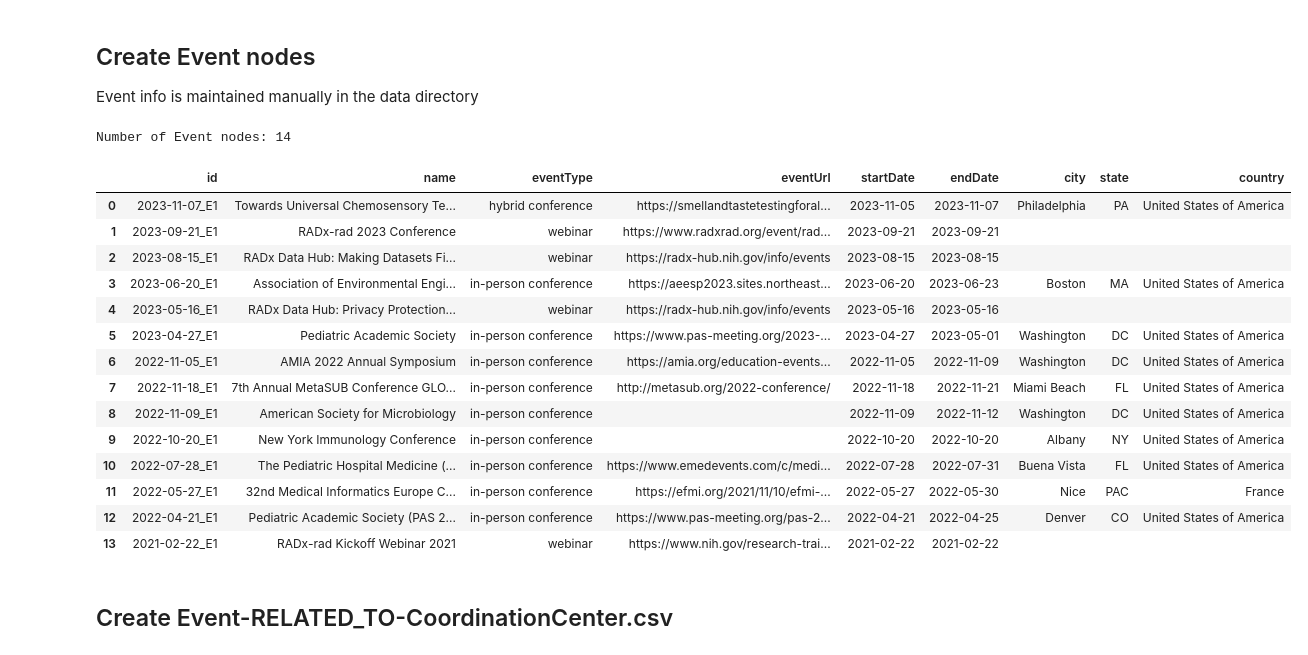
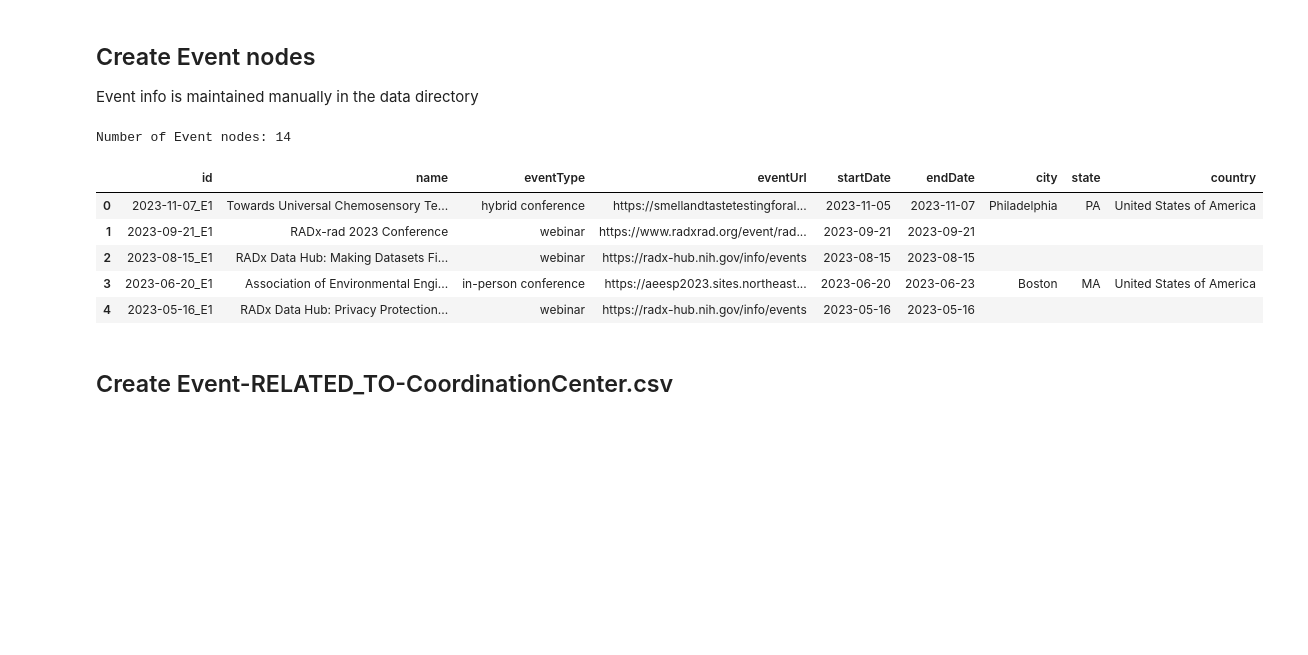
Before and after one commit to radxrad/radx-kg, a Jupyter notebook: notebooks/8_get_event_info.ipynb, the cells around one changed output. Saved outputs shown, nothing was run; the diff lists cells and outputs as text; code cells hidden in the pictures; blank space fills up the shorter version.

```diff
--- a/notebooks/8_get_event_info.ipynb
+++ b/notebooks/8_get_event_info.ipynb
@@ -188,27 +133,18 @@ Event info is maintained manually in the data directory
 # %%
 doc_id = "1ZPvaKqHYIusiIROpjImlXLC2tqZFnkwb"
 grid_id = "77214925"
 events = pd.read_csv(f"https://docs.google.com/spreadsheets/d/{doc_id}/export?format=csv&gid={grid_id}", usecols=["id", "name", "eventType", "eventUrl", "startDate", "endDate", "city", "state", "country"], dtype=str, keep_default_na=False)
 events.to_csv(os.path.join(KG_PATH, "nodes", "Event.csv"), index=False)
 print(f"Number of Event nodes: {events.shape[0]}")
-events
+events.head()
 # %% [output]
 Number of Event nodes: 14
 |  | id | name | eventType | eventUrl | startDate | endDate | city | state | country |
 | 0 | 2023-11-07_E1 | Towards Universal Chemosensory Te... | hybrid conference | https://smellandtastetestingforal... | 2023-11-05 | 2023-11-07 | Philadelphia | PA | United States of America |
 | 1 | 2023-09-21_E1 | RADx-rad 2023 Conference | webinar | https://www.radxrad.org/event/rad... | 2023-09-21 | 2023-09-21 |  |  |  |
 | 2 | 2023-08-15_E1 | RADx Data Hub: Making Datasets Fi... | webinar | https://radx-hub.nih.gov/info/events | 2023-08-15 | 2023-08-15 |  |  |  |
 | 3 | 2023-06-20_E1 | Association of Environmental Engi... | in-person conference | https://aeesp2023.sites.northeast... | 2023-06-20 | 2023-06-23 | Boston | MA | United States of America |
 | 4 | 2023-05-16_E1 | RADx Data Hub: Privacy Protection... | webinar | https://radx-hub.nih.gov/info/events | 2023-05-16 | 2023-05-16 |  |  |  |
-| 5 | 2023-04-27_E1 | Pediatric Academic Society | in-person conference | https://www.pas-meeting.org/2023-... | 2023-04-27 | 2023-05-01 | Washington | DC | United States of America |
-| 6 | 2022-11-05_E1 | AMIA 2022 Annual Symposium | in-person conference | https://amia.org/education-events... | 2022-11-05 | 2022-11-09 | Washington | DC | United States of America |
-| 7 | 2022-11-18_E1 | 7th Annual MetaSUB Conference GLO... | in-person conference | http://metasub.org/2022-conference/ | 2022-11-18 | 2022-11-21 | Miami Beach | FL | United States of America |
-| 8 | 2022-11-09_E1 | American Society for Microbiology | in-person conference |  | 2022-11-09 | 2022-11-12 | Washington | DC | United States of America |
-| 9 | 2022-10-20_E1 | New York Immunology Conference | in-person conference |  | 2022-10-20 | 2022-10-20 | Albany | NY | United States of America |
-| 10 | 2022-07-28_E1 | The Pediatric Hospital Medicine (... | in-person conference | https://www.emedevents.com/c/medi... | 2022-07-28 | 2022-07-31 | Buena Vista | FL | United States of America |
-| 11 | 2022-05-27_E1 | 32nd Medical Informatics Europe C... | in-person conference | https://efmi.org/2021/11/10/efmi-... | 2022-05-27 | 2022-05-30 | Nice | PAC | France |
-| 12 | 2022-04-21_E1 | Pediatric Academic Society (PAS 2... | in-person conference | https://www.pas-meeting.org/pas-2... | 2022-04-21 | 2022-04-25 | Denver | CO | United States of America |
-| 13 | 2021-02-22_E1 | RADx-rad Kickoff Webinar 2021 | webinar | https://www.nih.gov/research-trai... | 2021-02-22 | 2021-02-22 |  |  |  |
 # %%
 #shutil.copy("../data/Event.csv", os.path.join(KG_PATH, "nodes"))
 # %% [markdown]
```
Also changed, not shown: parts of 5 cells of this notebook, 25 other files.
